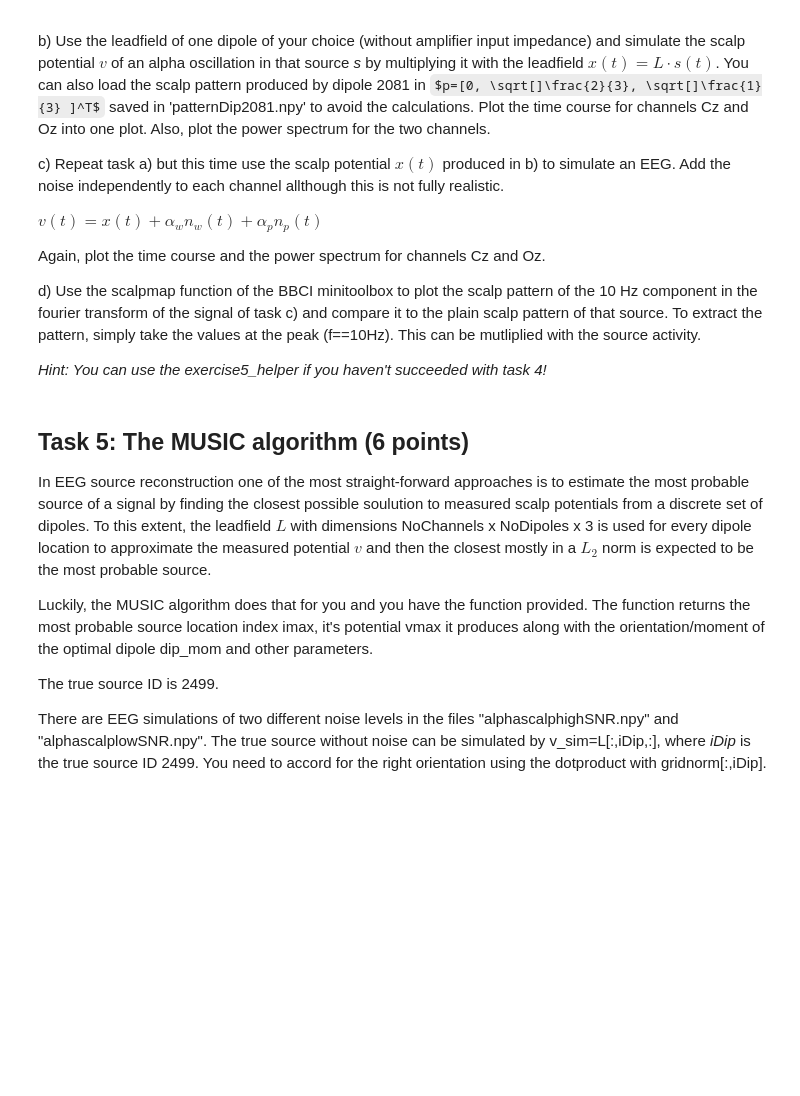
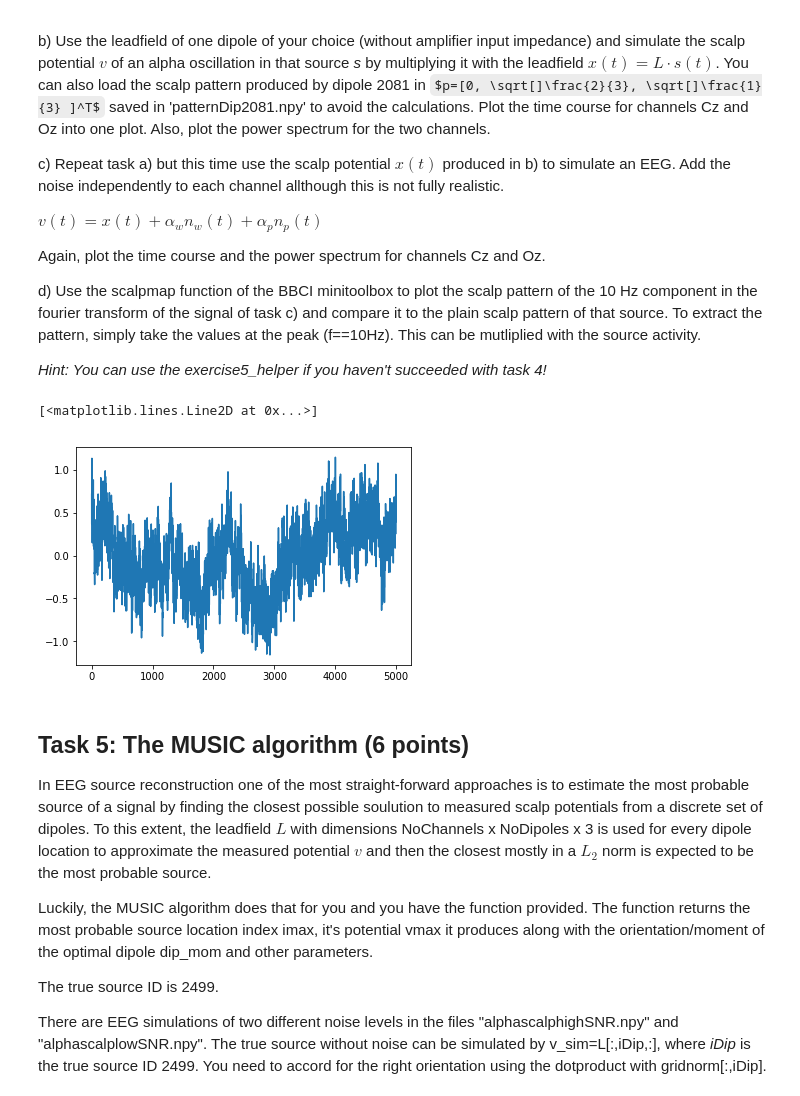
Before and after one commit to saikmsm/HWB, a Jupyter notebook: Exercise5.ipynb, the cells around one changed output. Cells and saved outputs as stored; diff of their text form; code cells hidden in the pictures; some formulas as TeX source; blank space fills up the shorter version.

```diff
--- a/Exercise5.ipynb
+++ b/Exercise5.ipynb
@@ -88,6 +152,16 @@ Again, plot the time course and the power spectrum for channels Cz and Oz.
 d) Use the scalpmap function of the BBCI minitoolbox to plot the scalp pattern of the 10 Hz component in the fourier transform of the signal of task c) and compare it to the plain scalp pattern of that source. To extract the pattern, simply take the values at the peak (f==10Hz). This can be mutliplied with the source activity.
 
 *Hint: You can use the exercise5_helper if you haven't succeeded with task 4!*
+# %%
+a_x = 1.0
+a_w = 0.002
+a_p = 0.5
+
+v = a_x*helper.alpha(sigma_n=0.3,fs= 1000, N = 5000) + a_w*helper.noise_w(5, N = 5000) + a_p*helper.noise_p(5, 1000, N = 5000)
+plt.plot(v)
+# %% [output]
+[<matplotlib.lines.Line2D at 0x...>]
+[figure, added]
 # %% [markdown]
 ## Task 5: The MUSIC algorithm (6 points)
 In EEG source reconstruction one of the most straight-forward approaches is to estimate the most probable source of a signal by finding the closest possible soulution to measured scalp potentials from a discrete set of dipoles. To this extent, the leadfield $L$ with dimensions NoChannels x NoDipoles x 3 is used for every dipole location to approximate the measured potential $v$ and then the closest mostly in a $L_2$ norm is expected to be the most probable source.
```
Also changed, not shown: parts of 7 cells of this notebook.
